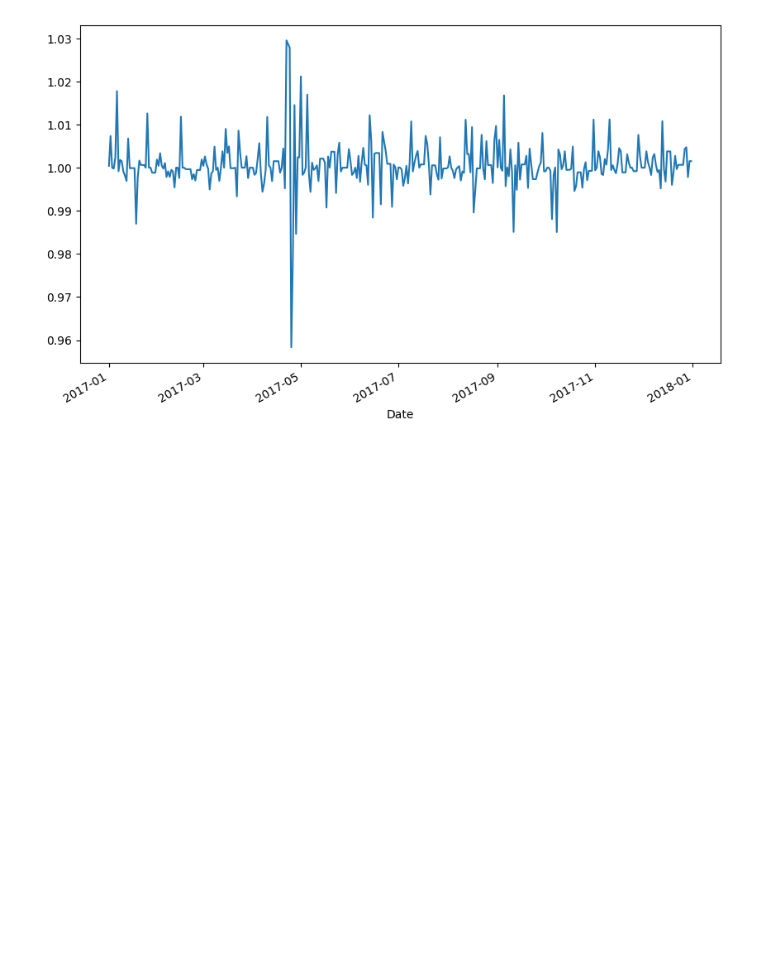
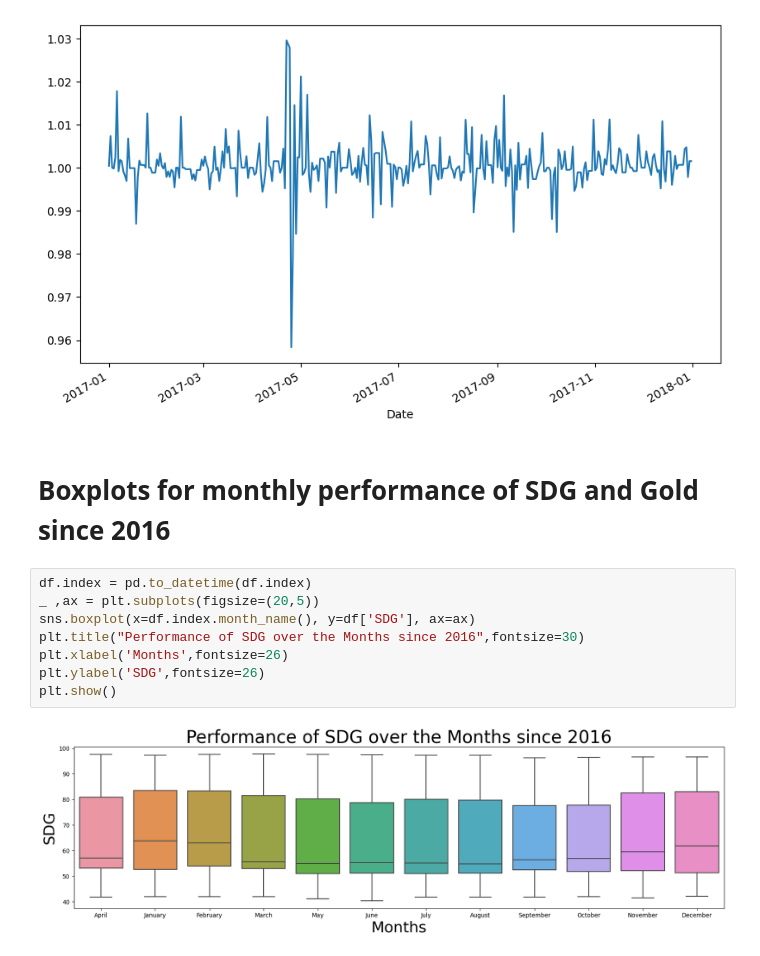
Before and after one commit to swapnilmungi/EDA_Time_Series, a Jupyter notebook: EDA_Timeseries.ipynb, the cells around one changed output. Saved outputs shown, nothing was run; the diff lists cells and outputs as text; blank space fills up the shorter version.

```diff
--- a/EDA_Timeseries.ipynb
+++ b/EDA_Timeseries.ipynb
@@ -87,3 +88,15 @@ df['2017']['Change'].plot(figsize=(10, 6))
 # %% [output]
 <Axes: xlabel='Date'>
 [figure]
+# %% [markdown]
+# Boxplots for monthly performance of SDG and Gold since 2016
+# %%
+df.index = pd.to_datetime(df.index)
+_ ,ax = plt.subplots(figsize=(20,5))
+sns.boxplot(x=df.index.month_name(), y=df['SDG'], ax=ax)
+plt.title("Performance of SDG over the Months since 2016",fontsize=30)
+plt.xlabel('Months',fontsize=26)
+plt.ylabel('SDG',fontsize=26)
+plt.show()
+# %% [output]
+[figure, added]
```
Also changed, not shown: parts of 2 cells of this notebook.
